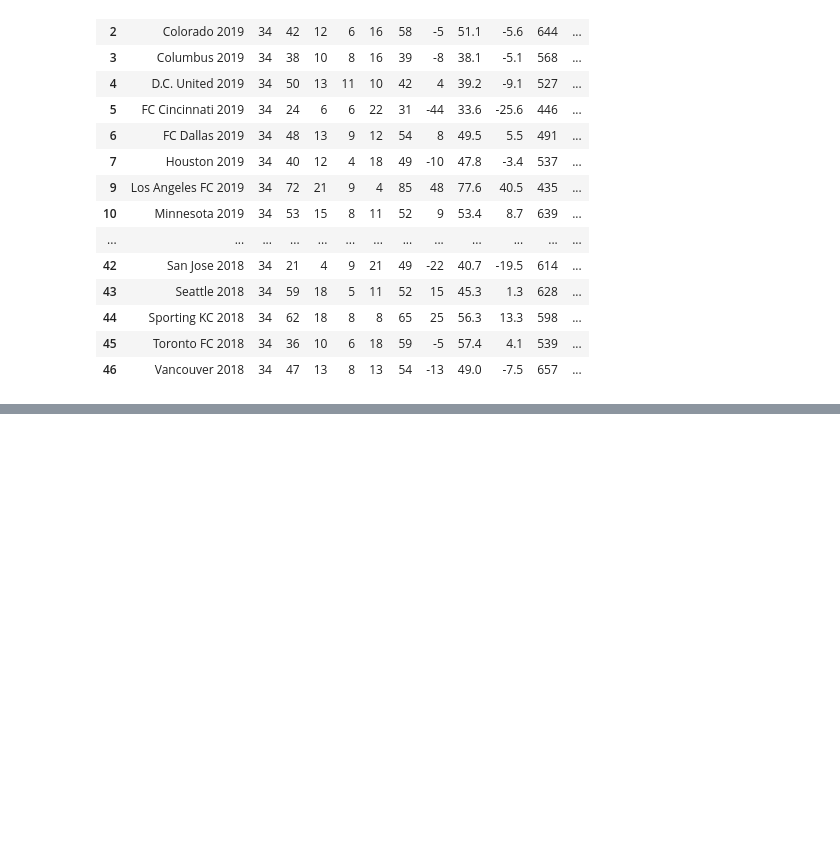
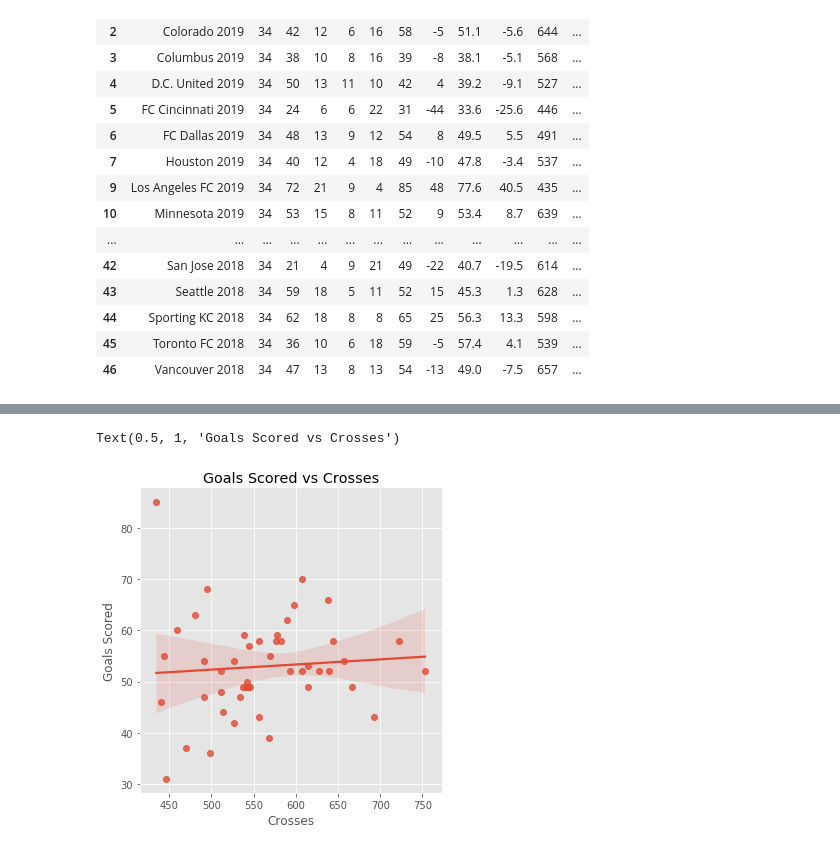
Before and after one commit to jaycohen88/MLS_Web_Scrape, a Jupyter notebook: MLS_Data_Notebook.ipynb, the cells around one changed output, grey strips where cells are left out. Saved outputs shown, nothing was run; the diff lists cells and outputs as text; code cells hidden in the pictures; blank space fills up the shorter version.

```diff
--- a/MLS_Data_Notebook.ipynb
+++ b/MLS_Data_Notebook.ipynb
@@ -636,0 +643,8 @@ Poin
+# %%
+sns.lmplot("Cr", "GS", MLS_data_cleaned, height=5)
+plt.xlabel("Crosses")
+plt.ylabel("Goals Scored")
+plt.title("Goals Scored vs Crosses")
+# %% [output]
+Text(0.5, 1, 'Goals Scored vs Crosses')
+[figure, added]
```
Also changed, not shown: parts of 22 cells of this notebook, 1 other file.
